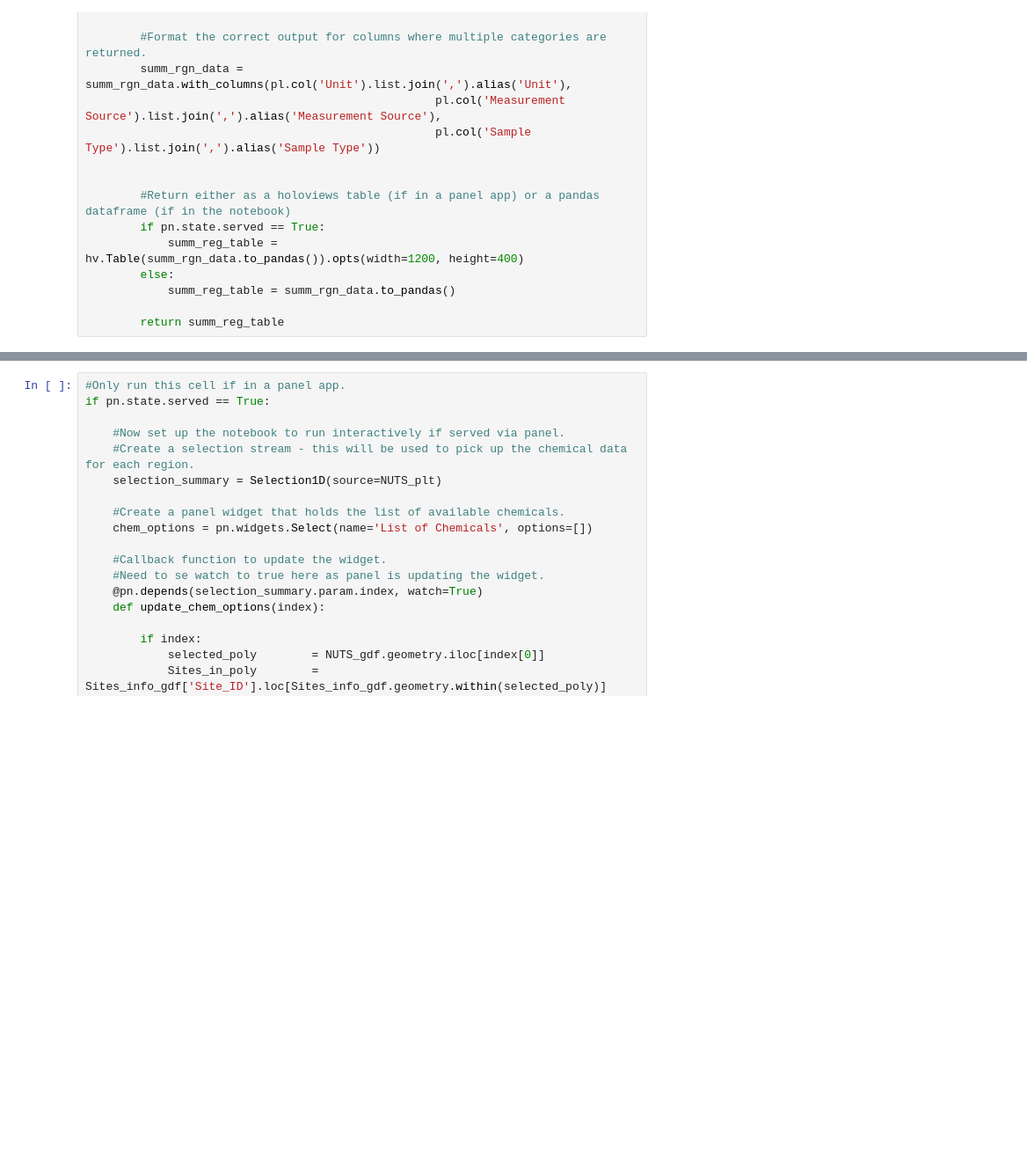
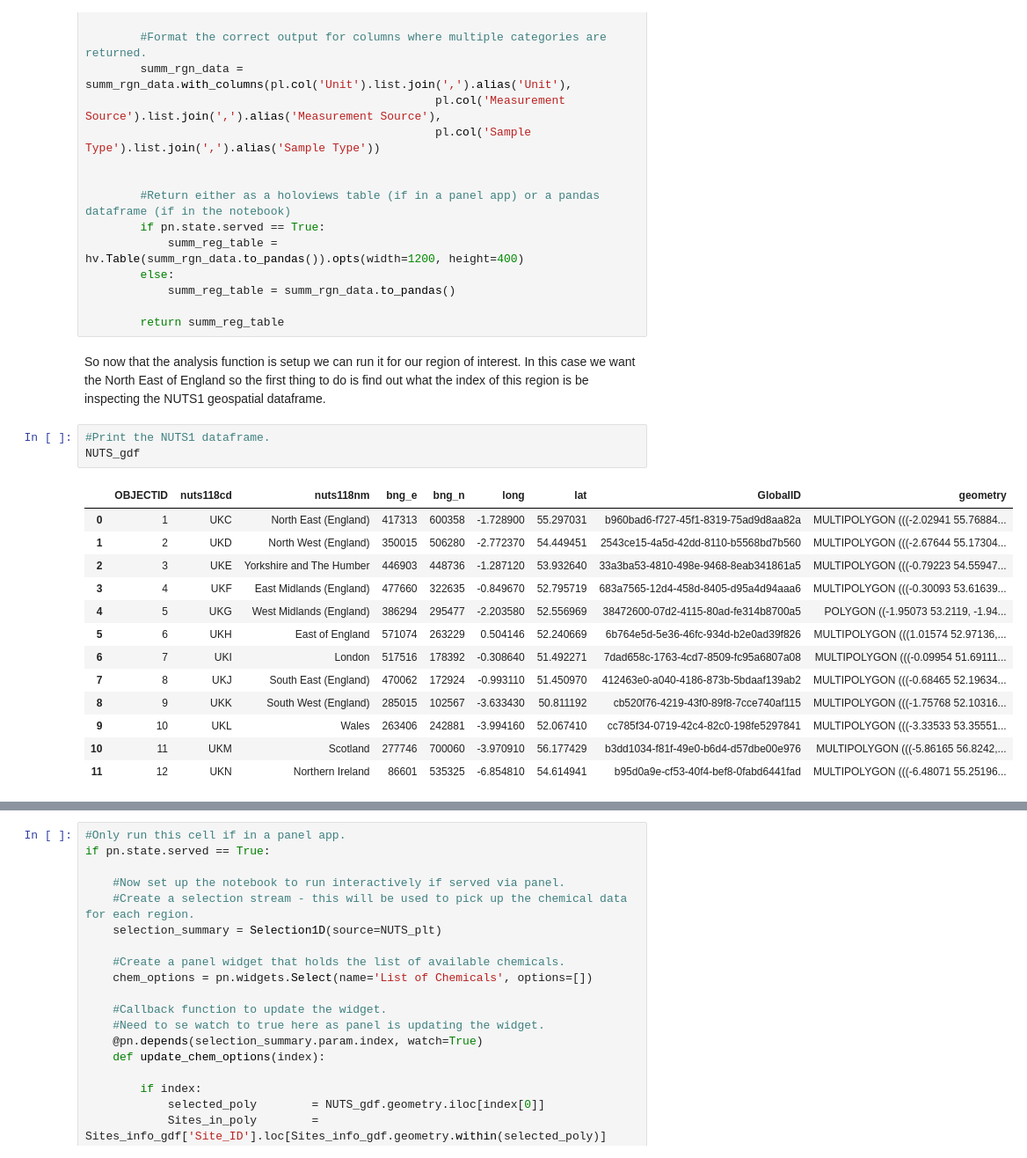
Before and after one commit to NERC-CEH/ds-toolbox-notebook-EEX-placebased-exposure, a Jupyter notebook: EEX-placebased-exposure.ipynb, the cells around one changed output, grey strips where cells are left out. Shown at 88% size. Drawn from its saved outputs; the diff is of its cells as text; blank space fills up the shorter version.

```diff
--- a/EEX-placebased-exposure.ipynb
+++ b/EEX-placebased-exposure.ipynb
@@ -216,3 +240,22 @@ def calc_chem_summary(index):
             summ_reg_table = summ_rgn_data.to_pandas()
 
         return summ_reg_table
+# %% [markdown]
+So now that the analysis function is setup we can run it for our region of interest. In this case we want the North East of England so the first thing to do is find out what the index of this region is be inspecting the NUTS1 geospatial dataframe.
+# %%
+#Print the NUTS1 dataframe.
+NUTS_gdf
+# %% [output]
+|  | OBJECTID | nuts118cd | nuts118nm | bng_e | bng_n | long | lat | GlobalID | geometry |
+| 0 | 1 | UKC | North East (England) | 417313 | 600358 | -1.728900 | 55.297031 | b960bad6-f727-45f1-8319-75ad9d8aa82a | MULTIPOLYGON (((-2.02941 55.76884... |
+| 1 | 2 | UKD | North West (England) | 350015 | 506280 | -2.772370 | 54.449451 | 2543ce15-4a5d-42dd-8110-b5568bd7b560 | MULTIPOLYGON (((-2.67644 55.17304... |
+| 2 | 3 | UKE | Yorkshire and The Humber | 446903 | 448736 | -1.287120 | 53.932640 | 33a3ba53-4810-498e-9468-8eab341861a5 | MULTIPOLYGON (((-0.79223 54.55947... |
+| 3 | 4 | UKF | East Midlands (England) | 477660 | 322635 | -0.849670 | 52.795719 | 683a7565-12d4-458d-8405-d95a4d94aaa6 | MULTIPOLYGON (((-0.30093 53.61639... |
+| 4 | 5 | UKG | West Midlands (England) | 386294 | 295477 | -2.203580 | 52.556969 | 38472600-07d2-4115-80ad-fe314b8700a5 | POLYGON ((-1.95073 53.2119, -1.94... |
+| 5 | 6 | UKH | East of England | 571074 | 263229 | 0.504146 | 52.240669 | 6b764e5d-5e36-46fc-934d-b2e0ad39f826 | MULTIPOLYGON (((1.01574 52.97136,... |
+| 6 | 7 | UKI | London | 517516 | 178392 | -0.308640 | 51.492271 | 7dad658c-1763-4cd7-8509-fc95a6807a08 | MULTIPOLYGON (((-0.09954 51.69111... |
+| 7 | 8 | UKJ | South East (England) | 470062 | 172924 | -0.993110 | 51.450970 | 412463e0-a040-4186-873b-5bdaaf139ab2 | MULTIPOLYGON (((-0.68465 52.19634... |
+| 8 | 9 | UKK | South West (England) | 285015 | 102567 | -3.633430 | 50.811192 | cb520f76-4219-43f0-89f8-7cce740af115 | MULTIPOLYGON (((-1.75768 52.10316... |
+| 9 | 10 | UKL | Wales | 263406 | 242881 | -3.994160 | 52.067410 | cc785f34-0719-42c4-82c0-198fe5297841 | MULTIPOLYGON (((-3.33533 53.35551... |
+| 10 | 11 | UKM | Scotland | 277746 | 700060 | -3.970910 | 56.177429 | b3dd1034-f81f-49e0-b6d4-d57dbe00e976 | MULTIPOLYGON (((-5.86165 56.8242,... |
+| 11 | 12 | UKN | Northern Ireland | 86601 | 535325 | -6.854810 | 54.614941 | b95d0a9e-cf53-40f4-bef8-0fabd6441fad | MULTIPOLYGON (((-6.48071 55.25196... |
```
Also changed, not shown: parts of 16 cells of this notebook.
